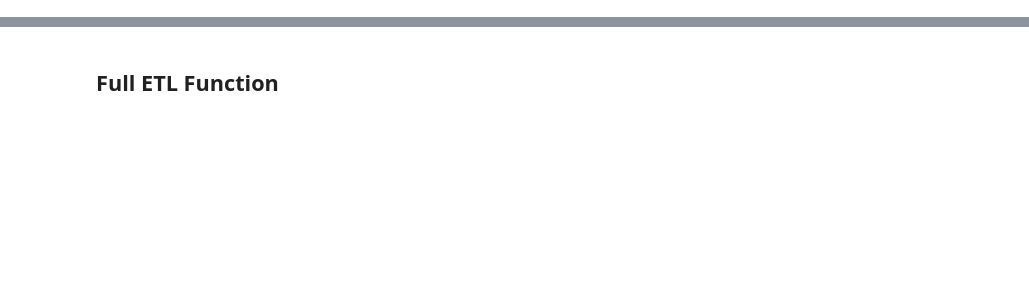
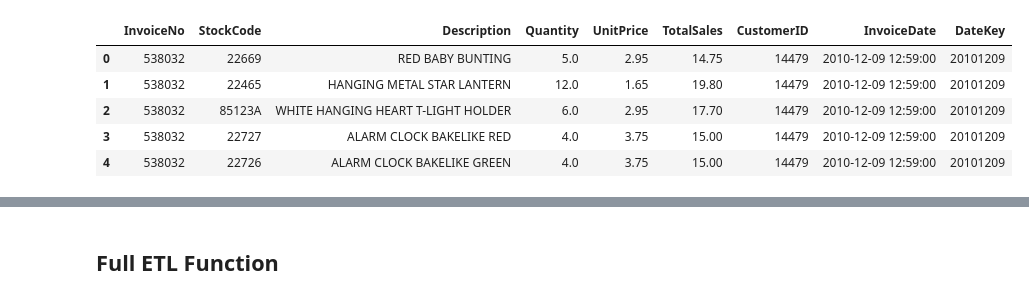
Before and after one commit to SamAbr/DSA2040_Practical_Exam_Samuel533, a Jupyter notebook: DataWarehousing/ETL/etl_retail.ipynb, the cells around one changed output, grey strips where cells are left out. Drawn from its saved outputs; the diff is of its cells as text; code cells hidden in the pictures; blank space fills up the shorter version.

```diff
--- a/DataWarehousing/ETL/etl_retail.ipynb
+++ b/DataWarehousing/ETL/etl_retail.ipynb
@@ -0,0 +68,2 @@
+# %%
+df = extract_retail_data()
@@ -0,0 +170,2 @@
+# %%
+fact_data, customer_dim, time_dim = transform_retail_data(df)
@@ -0,0 +177,82 @@
+# %%
+# LOADING COMPONENT
+import sqlite3
+
+def load_retail_data(fact_data, customer_dim, time_dim, db_name='retail_dw.db'):
+    """Load transformed data into SQLite database"""
+    logging.basicConfig(level=logging.INFO)
+    logger = logging.getLogger(__name__)
+
+    conn = None
+    try:
+        logger.info("Starting loading")
+        conn = sqlite3.connect(db_name)
+
+        # Create schema
+        conn.executescript("""
+        DROP TABLE IF EXISTS CustomerDim;
+        CREATE TABLE CustomerDim (
+            CustomerID TEXT PRIMARY KEY,
+            Country TEXT,
+            TotalPurchases REAL,
+            TransactionCount INTEGER
+        );
+
+        DROP TABLE IF EXISTS TimeDim;
+        CREATE TABLE TimeDim (
+            DateKey TEXT PRIMARY KEY,
+            Date DATE,
+            Day INTEGER,
+            Month INTEGER,
+            Quarter INTEGER,
+            Year INTEGER
+        );
+
+        DROP TABLE IF EXISTS SalesFact;
+        CREATE TABLE SalesFact (
+            InvoiceNo TEXT,
+            StockCode TEXT,
+            Description TEXT,
+            Quantity REAL,
+            UnitPrice REAL,
+            TotalSales REAL,
+            CustomerID TEXT,
+            InvoiceDate DATETIME,
+            DateKey TEXT,
+            FOREIGN KEY (CustomerID) REFERENCES CustomerDim(CustomerID),
+            FOREIGN KEY (DateKey) REFERENCES TimeDim(DateKey)
+        );
+        """)
+
+        # Load data
+        customer_dim.to_sql('CustomerDim', conn, if_exists='append', index=False)
+        time_dim.to_sql('TimeDim', conn, if_exists='append', index=False)
+        fact_data.to_sql('SalesFact', conn, if_exists='append', index=False)
+
+        logger.info("Data successfully loaded")
+        return True
+
+    except Exception as e:
+        logger.error(f"Loading failed: {str(e)}")
+        return False
+
+    finally:
+        if conn:
+            conn.close()
+
+# Execute loading
+load_success = load_retail_data(fact_data, customer_dim, time_dim)
+if load_success:
+    print("ETL completed successfully!")
+    # Verify loading
+    conn = sqlite3.connect('retail_dw.db')
+    print("\nSalesFact sample:")
+    display(pd.read_sql("SELECT * FROM SalesFact LIMIT 5", conn))
+    print("\nCustomerDim sample:")
+    display(pd.read_sql("SELECT * FROM CustomerDim LIMIT 5", conn))
+    print("\nTimeDim sample:")
+    display(pd.read_sql("SELECT * FROM TimeDim LIMIT 5", conn))
+    conn.close()
+else:
+    print("ETL failed during loading")
+# %% [output]
@@ -0,0 +264,6 @@
+|  | InvoiceNo | StockCode | Description | Quantity | UnitPrice | TotalSales | CustomerID | InvoiceDate | DateKey |
+| 0 | 538032 | 22669 | RED BABY BUNTING | 5.0 | 2.95 | 14.75 | 14479 | 2010-12-09 12:59:00 | 20101209 |
+| 1 | 538032 | 22465 | HANGING METAL STAR LANTERN | 12.0 | 1.65 | 19.80 | 14479 | 2010-12-09 12:59:00 | 20101209 |
+| 2 | 538032 | 85123A | WHITE HANGING HEART T-LIGHT HOLDER | 6.0 | 2.95 | 17.70 | 14479 | 2010-12-09 12:59:00 | 20101209 |
+| 3 | 538032 | 22727 | ALARM CLOCK BAKELIKE RED | 4.0 | 3.75 | 15.00 | 14479 | 2010-12-09 12:59:00 | 20101209 |
+| 4 | 538032 | 22726 | ALARM CLOCK BAKELIKE GREEN | 4.0 | 3.75 | 15.00 | 14479 | 2010-12-09 12:59:00 | 20101209 |
```
Also changed, not shown: parts of 11 cells of this notebook, 18 other files.
